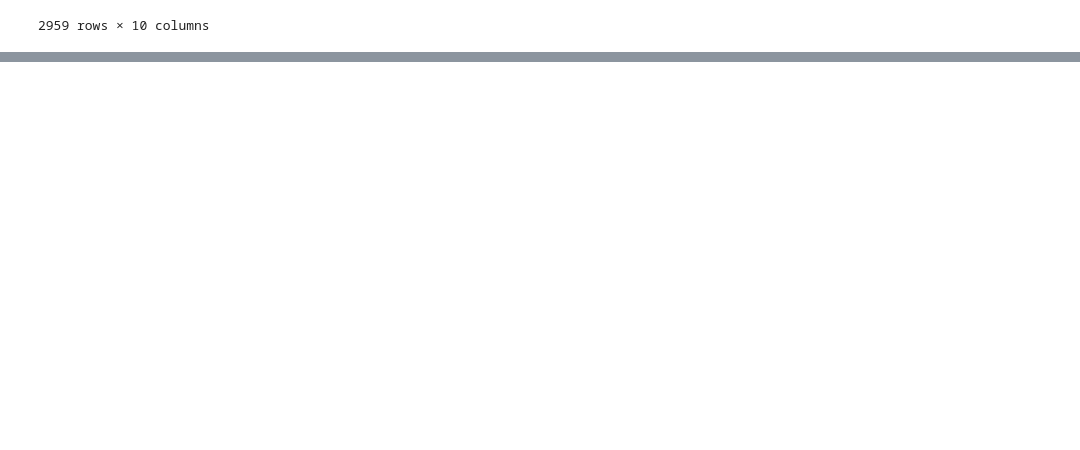
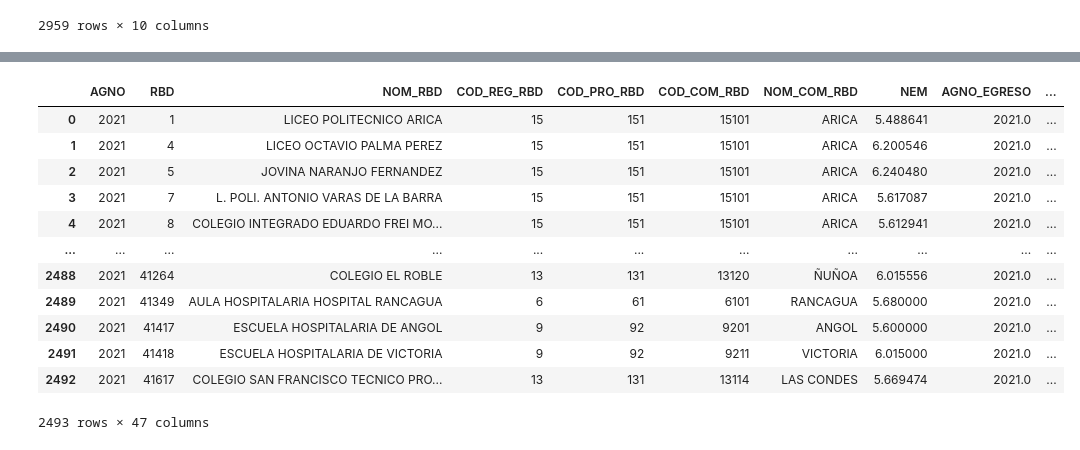
Before and after one commit to dvictorerol/proyecto-data-science, a Jupyter notebook: Nem, promedios/Datos nem, promedios.ipynb, the cells around one changed output, grey strips where cells are left out. Cells and saved outputs as stored; diff of their text form; code cells hidden in the pictures; blank space fills up the shorter version.

```diff
--- a/Nem, promedios/Datos nem, promedios.ipynb
+++ b/Nem, promedios/Datos nem, promedios.ipynb
@@ -206,0 +195,2 @@ array([[ 0.        , -1.26038742],
+# %%
+subencion = pd.read_csv("20220509_Detalle Subvenciones 2021_20220413.csv", sep=";", encoding="ISO-8859-1")
@@ -206,0 +218,16 @@ array([[ 0.        , -1.26038742],
+# %%
+datos_compacto_2021
+# %% [output]
+|  | AGNO | RBD | NOM_RBD | COD_REG_RBD | COD_PRO_RBD | COD_COM_RBD | NOM_COM_RBD | NEM | AGNO_EGRESO | ... |
+| 0 | 2021 | 1 | LICEO POLITECNICO ARICA | 15 | 151 | 15101 | ARICA | 5.488641 | 2021.0 | ... |
+| 1 | 2021 | 4 | LICEO OCTAVIO PALMA PEREZ | 15 | 151 | 15101 | ARICA | 6.200546 | 2021.0 | ... |
+| 2 | 2021 | 5 | JOVINA NARANJO FERNANDEZ | 15 | 151 | 15101 | ARICA | 6.240480 | 2021.0 | ... |
+| 3 | 2021 | 7 | L. POLI. ANTONIO VARAS DE LA BARRA | 15 | 151 | 15101 | ARICA | 5.617087 | 2021.0 | ... |
+| 4 | 2021 | 8 | COLEGIO INTEGRADO EDUARDO FREI MO... | 15 | 151 | 15101 | ARICA | 5.612941 | 2021.0 | ... |
+| ... | ... | ... | ... | ... | ... | ... | ... | ... | ... | ... |
+| 2488 | 2021 | 41264 | COLEGIO EL ROBLE | 13 | 131 | 13120 | ÑUÑOA | 6.015556 | 2021.0 | ... |
+| 2489 | 2021 | 41349 | AULA HOSPITALARIA HOSPITAL RANCAGUA | 6 | 61 | 6101 | RANCAGUA | 5.680000 | 2021.0 | ... |
+| 2490 | 2021 | 41417 | ESCUELA HOSPITALARIA DE ANGOL | 9 | 92 | 9201 | ANGOL | 5.600000 | 2021.0 | ... |
+| 2491 | 2021 | 41418 | ESCUELA HOSPITALARIA DE VICTORIA | 9 | 92 | 9211 | VICTORIA | 6.015000 | 2021.0 | ... |
+| 2492 | 2021 | 41617 | COLEGIO SAN FRANCISCO TECNICO PRO... | 13 | 131 | 13114 | LAS CONDES | 5.669474 | 2021.0 | ... |
+2493 rows × 47 columns
```
Also changed, not shown: parts of 29 cells of this notebook.
